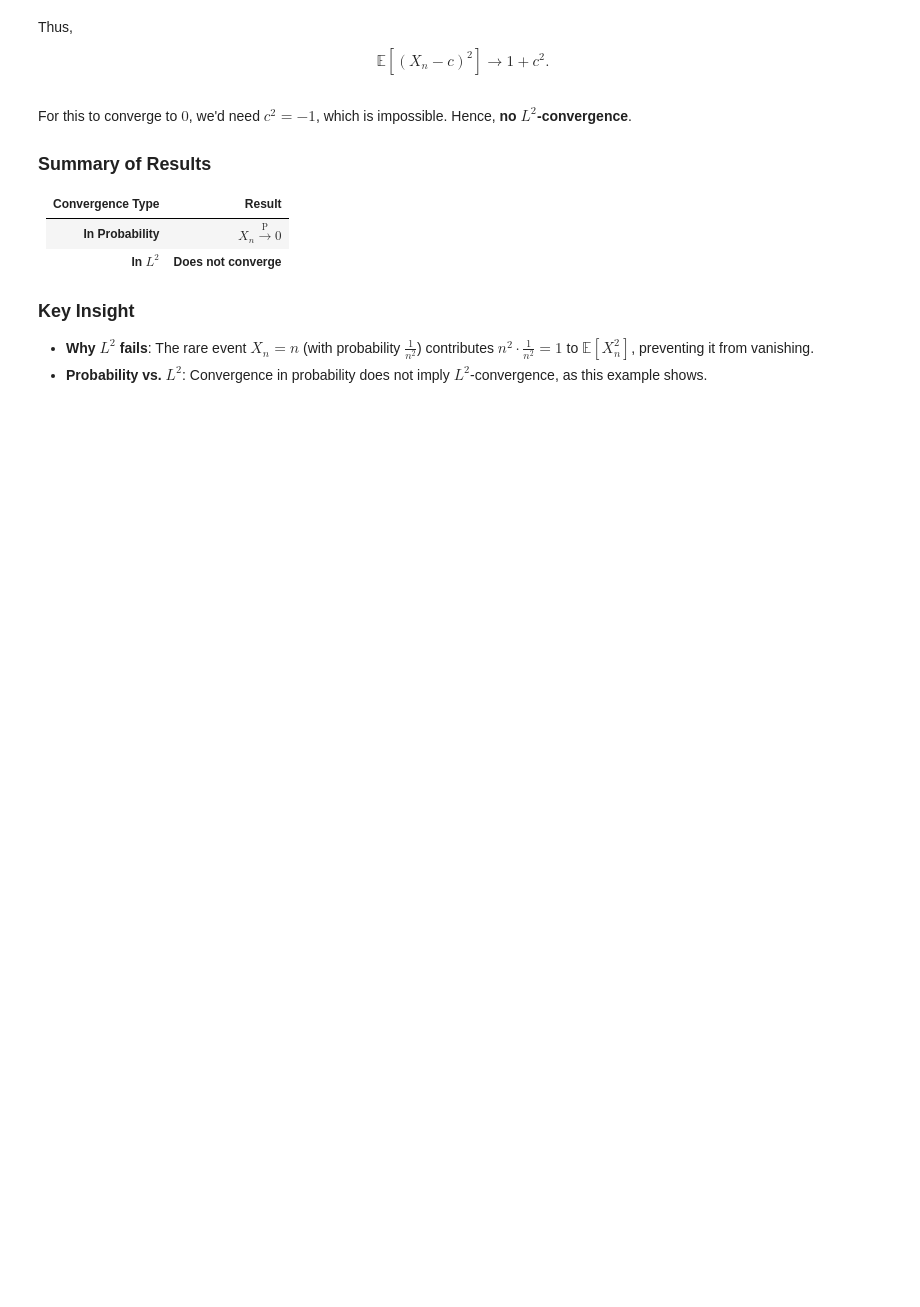
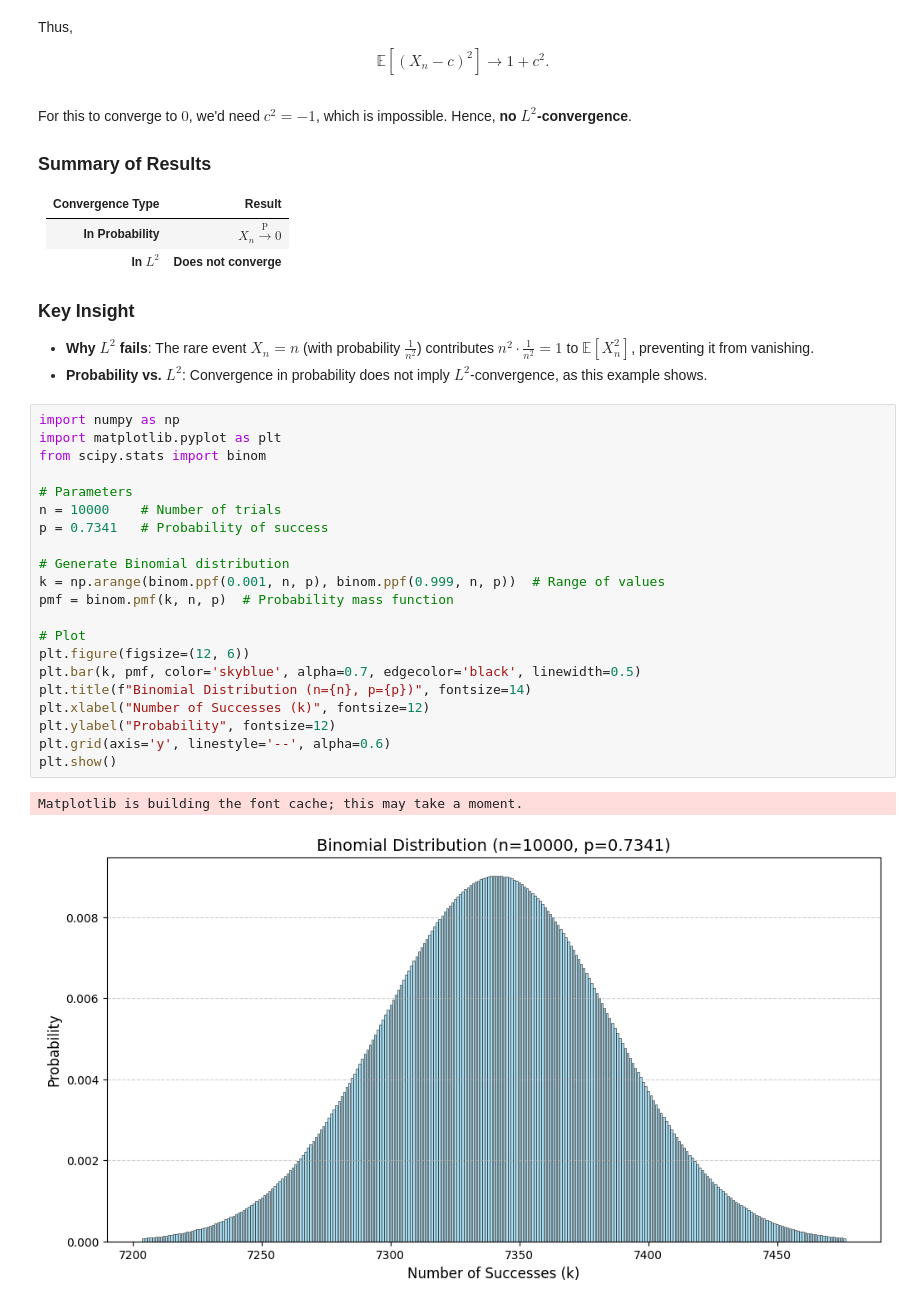
Before and after one commit to PradeepPadmanabanC/Course_Reviews, a Jupyter notebook: MIT_18.650-Fall-2016/ps-1.ipynb, the cells around one changed output. Drawn from its saved outputs; the diff is of its cells as text; blank space fills up the shorter version.

Commit message:
added a diagram

```diff
--- a/MIT_18.650-Fall-2016/ps-1.ipynb
+++ b/MIT_18.650-Fall-2016/ps-1.ipynb
@@ -80,3 +80,27 @@ For this to converge to $ 0 $, we'd need $ c^2 = -1 $, which is impossible. Henc
 ### **Key Insight**
 - **Why $ L^2 $ fails**: The rare event $ X_n = n $ (with probability $ \frac{1}{n^2} $) contributes $ n^2 \cdot \frac{1}{n^2} = 1 $ to $ \mathbb{E}[X_n^2] $, preventing it from vanishing.
 - **Probability vs. $ L^2 $**: Convergence in probability does not imply $ L^2 $-convergence, as this example shows.
+# %%
+import numpy as np
+import matplotlib.pyplot as plt
+from scipy.stats import binom
+
+# Parameters
+n = 10000    # Number of trials
+p = 0.7341   # Probability of success
+
+# Generate Binomial distribution
+k = np.arange(binom.ppf(0.001, n, p), binom.ppf(0.999, n, p))  # Range of values
+pmf = binom.pmf(k, n, p)  # Probability mass function
+
+# Plot
+plt.figure(figsize=(12, 6))
+plt.bar(k, pmf, color='skyblue', alpha=0.7, edgecolor='black', linewidth=0.5)
+plt.title(f"Binomial Distribution (n={n}, p={p})", fontsize=14)
+plt.xlabel("Number of Successes (k)", fontsize=12)
+plt.ylabel("Probability", fontsize=12)
+plt.grid(axis='y', linestyle='--', alpha=0.6)
+plt.show()
+# %% [output]
+Matplotlib is building the font cache; this may take a moment.
+[figure, added]
```
Also changed, not shown: parts of 2 cells of this notebook, 1 other file.
